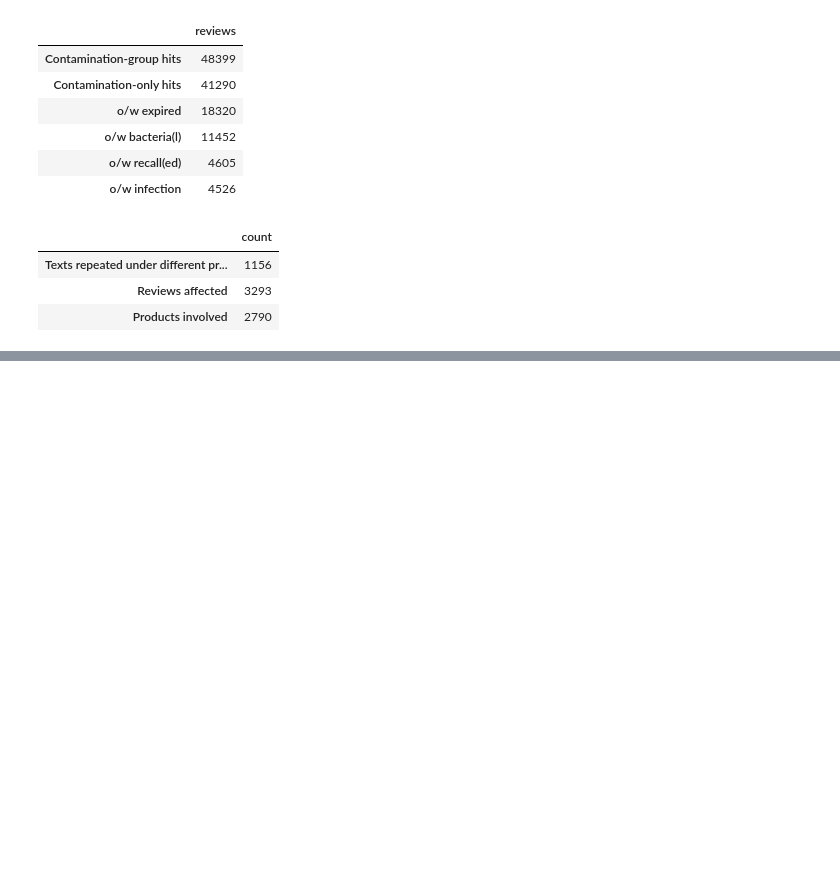
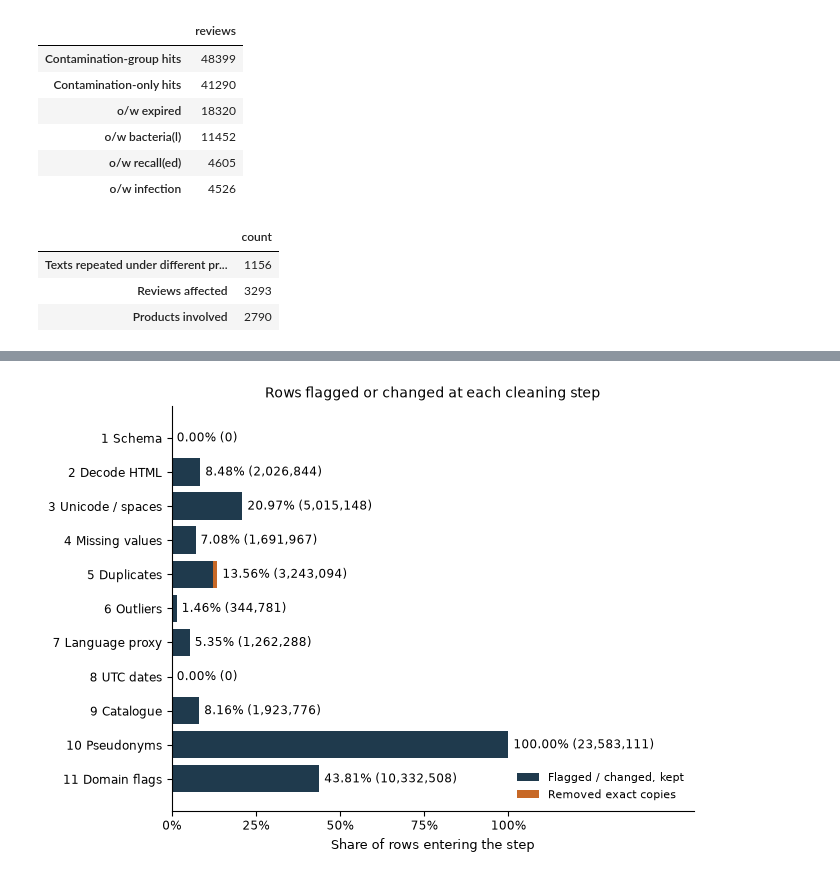
Before and after one commit to Pawansingh3889/yuvaintern, a Jupyter notebook: complaint_detection.ipynb, the cells around one changed output, grey strips where cells are left out. Saved outputs shown, nothing was run; the diff lists cells and outputs as text; code cells hidden in the pictures; blank space fills up the shorter version.

```diff
--- a/complaint_detection.ipynb
+++ b/complaint_detection.ipynb
@@ -1911,0 +1959,29 @@ json.dump({'reconciliation': reconcile.to_dict(),
+# %%
+from matplotlib.ticker import PercentFormatter
+
+labels = ["1 Schema", "2 Decode HTML", "3 Unicode / spaces", "4 Missing values",
+          "5 Duplicates", "6 Outliers", "7 Language proxy", "8 UTC dates",
+          "9 Catalogue", "10 Pseudonyms", "11 Domain flags"]
+affected = cleaning_log["rows_flagged"]
+removed = cleaning_log["rows_in"] - cleaning_log["rows_out"]
+shares = affected.div(cleaning_log["rows_in"]).mul(100)
+removed_shares = removed.div(cleaning_log["rows_in"]).mul(100)
+fig, ax = plt.subplots(figsize=(6.7, 4.9))
+ax.barh(labels, shares - removed_shares, color="#1F3A4D", label="Flagged / changed, kept")
+ax.barh(labels, removed_shares, left=shares - removed_shares,
+        color="#C76826", label="Removed exact copies")
+for y, (share, count) in enumerate(zip(shares, affected)):
+    ax.text(share + 1.5, y, f"{share:.2f}% ({count:,})", va="center", fontsize=8.5)
+ax.invert_yaxis()
+ax.set_xlim(0, 155)
+ax.set_xticks([0, 25, 50, 75, 100])
+ax.xaxis.set_major_formatter(PercentFormatter(xmax=100, decimals=0))
+ax.tick_params(labelsize=8.5)
+ax.set_xlabel("Share of rows entering the step", fontsize=9)
+ax.set_title("Rows flagged or changed at each cleaning step", fontsize=10)
+ax.spines[["top", "right"]].set_visible(False)
+ax.legend(loc="lower right", fontsize=8, frameon=False)
+fig.tight_layout(pad=0.8)
+plt.show()
+# %% [output]
+[figure, added]
```
Also changed, not shown: parts of 2 cells of this notebook, 1 other file.
